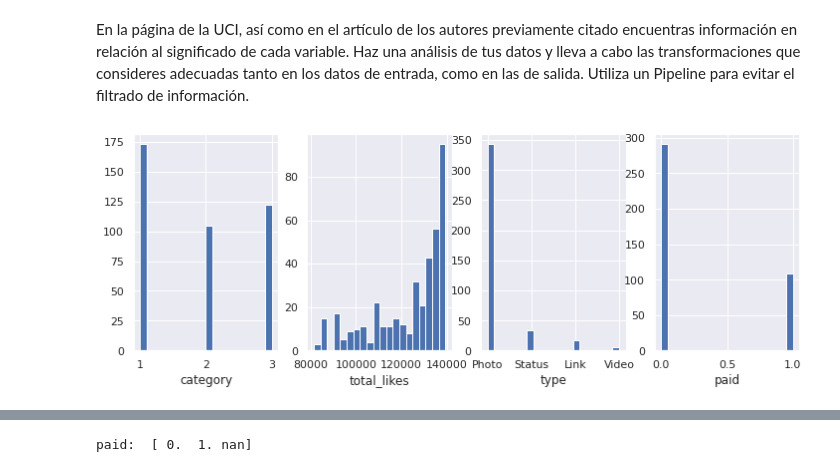
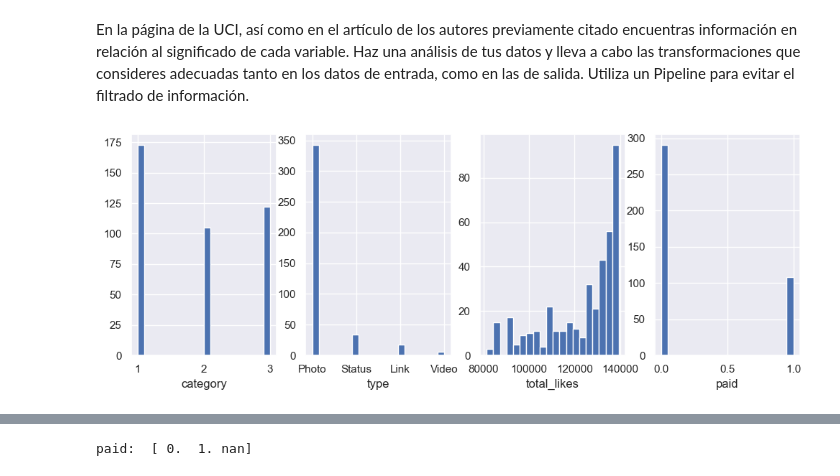
Before and after one commit to KarltonBotics/MNA-IA-Equipos51, a Jupyter notebook: MNA_IAyAA_semana_7_Actividad.ipynb, the cells around one changed output, grey strips where cells are left out. Saved outputs shown, nothing was run; the diff lists cells and outputs as text; code cells hidden in the pictures.

```diff
--- a/MNA_IAyAA_semana_7_Actividad.ipynb
+++ b/MNA_IAyAA_semana_7_Actividad.ipynb
@@ -241,8 +243,9 @@ def plot_hist(X_train_data):
   plt.show()
 
   X_train_data.describe()
-# %%
-plot_hist(X_train[['category', 'total_likes', 'type', 'paid']])
-# %% [output]
-[figure, removed]
+# %%
+# Histograma de las variables de entrada
+plot_hist(X_train[['category', 'type', 'total_likes', 'paid']])
+# %% [output]
+[figure, added]
 # %%
```
Also changed, not shown: parts of 45 cells of this notebook.
